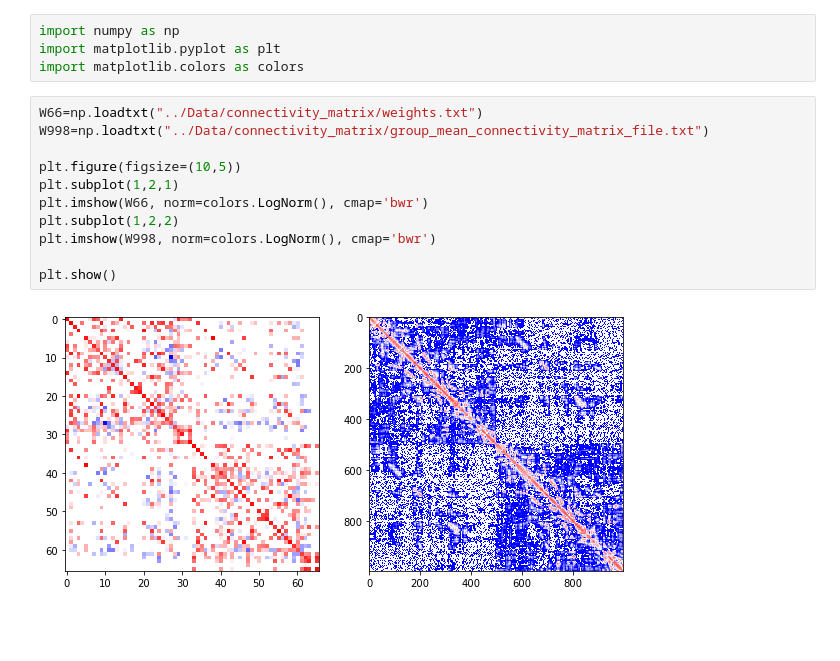
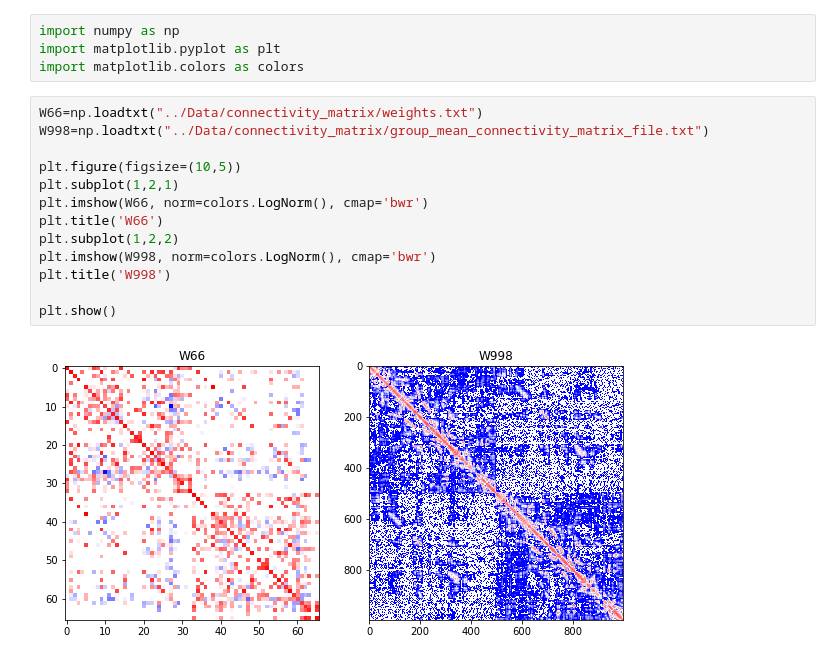
Before and after one commit to tommaso-bertola/TesiTriennale, a Jupyter notebook: Code/Modified connectome.ipynb, the cells around one changed output. Saved outputs shown, nothing was run; the diff lists cells and outputs as text; blank space fills up the shorter version.

```diff
--- a/Code/Modified connectome.ipynb
+++ b/Code/Modified connectome.ipynb
@@ -5,13 +5,15 @@ import matplotlib.colors as colors
 # %%
 W66=np.loadtxt("../Data/connectivity_matrix/weights.txt")
 W998=np.loadtxt("../Data/connectivity_matrix/group_mean_connectivity_matrix_file.txt")
 
 plt.figure(figsize=(10,5))
 plt.subplot(1,2,1)
 plt.imshow(W66, norm=colors.LogNorm(), cmap='bwr')
+plt.title('W66')
 plt.subplot(1,2,2)
 plt.imshow(W998, norm=colors.LogNorm(), cmap='bwr')
+plt.title('W998')
 
 plt.show()
 # %% [output]
-[figure, old version]
+[figure, new version]
```
Also changed, not shown: parts of 9 cells of this notebook, 1 other file.
